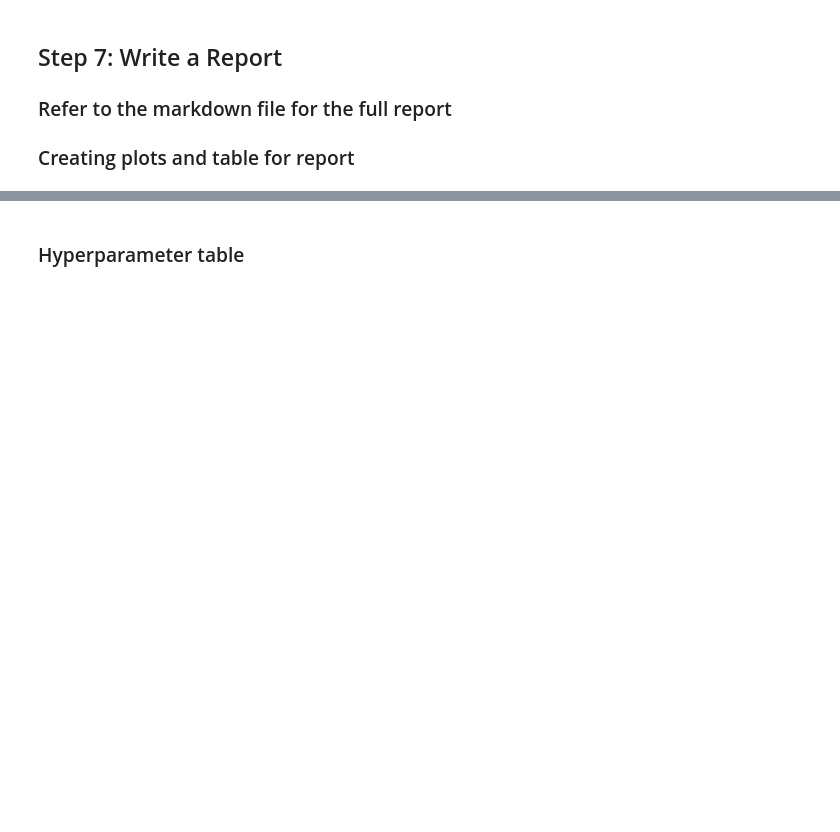
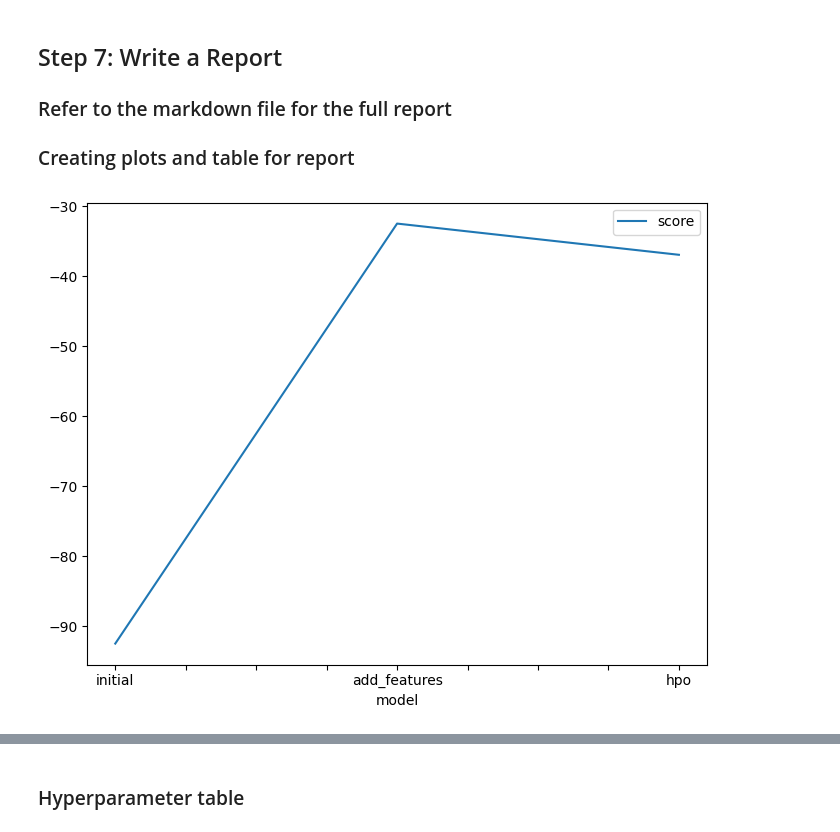
Before and after one commit to mathea0/BikeSharing, a Jupyter notebook: project-template.ipynb, the cells around one changed output, grey strips where cells are left out. Saved outputs shown, nothing was run; the diff lists cells and outputs as text; code cells hidden in the pictures; blank space fills up the shorter version.

```diff
--- a/project-template.ipynb
+++ b/project-template.ipynb
@@ -318,13 +668,15 @@ submission_new_hpo.to_csv("submission_new_hpo.csv", index=False)
 # %%
 # Taking the top model score from each training run and creating a line plot to show improvement
 # You can create these in the notebook and save them to PNG or use some other tool (e.g. google sheets, excel)
 fig = pd.DataFrame(
     {
         "model": ["initial", "add_features", "hpo"],
-        "score": [?, ?, ?]
+        "score": [-92.442085, -32.443595, -36.902817]
     }
 ).plot(x="model", y="score", figsize=(8, 6)).get_figure()
 fig.savefig('model_train_score.png')
+# %% [output]
+[figure, added]
 # %%
 # Take the 3 kaggle scores and creating a line plot to show improvement
 fig = pd.DataFrame(
```
Also changed, not shown: parts of 39 cells of this notebook.
